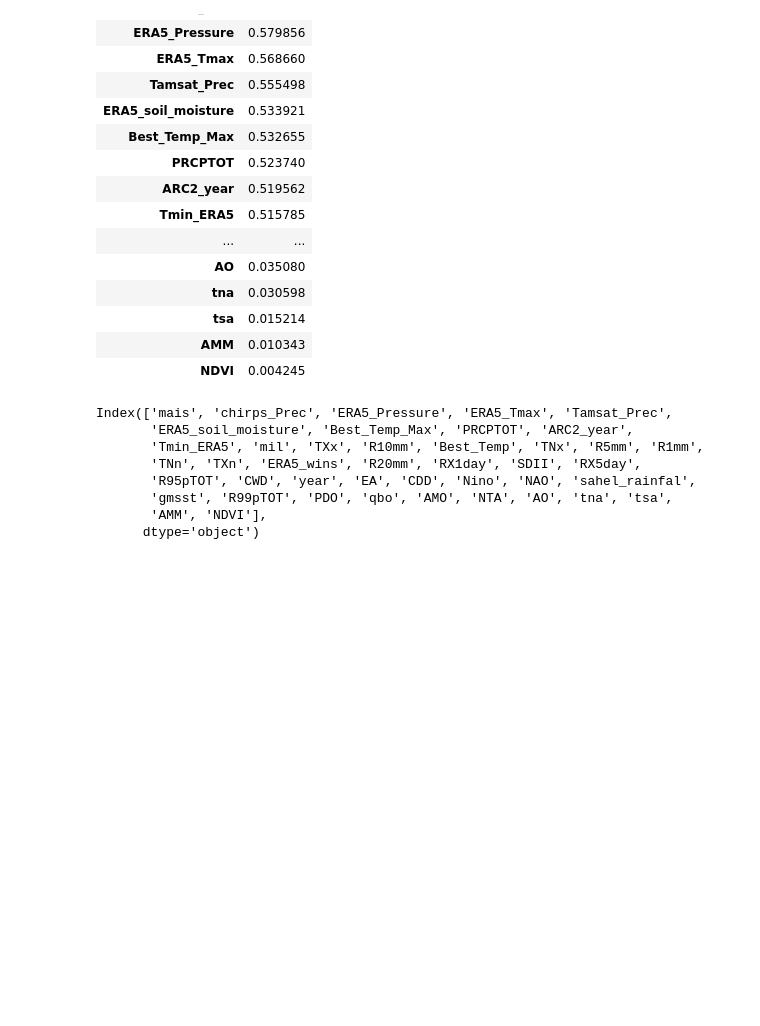
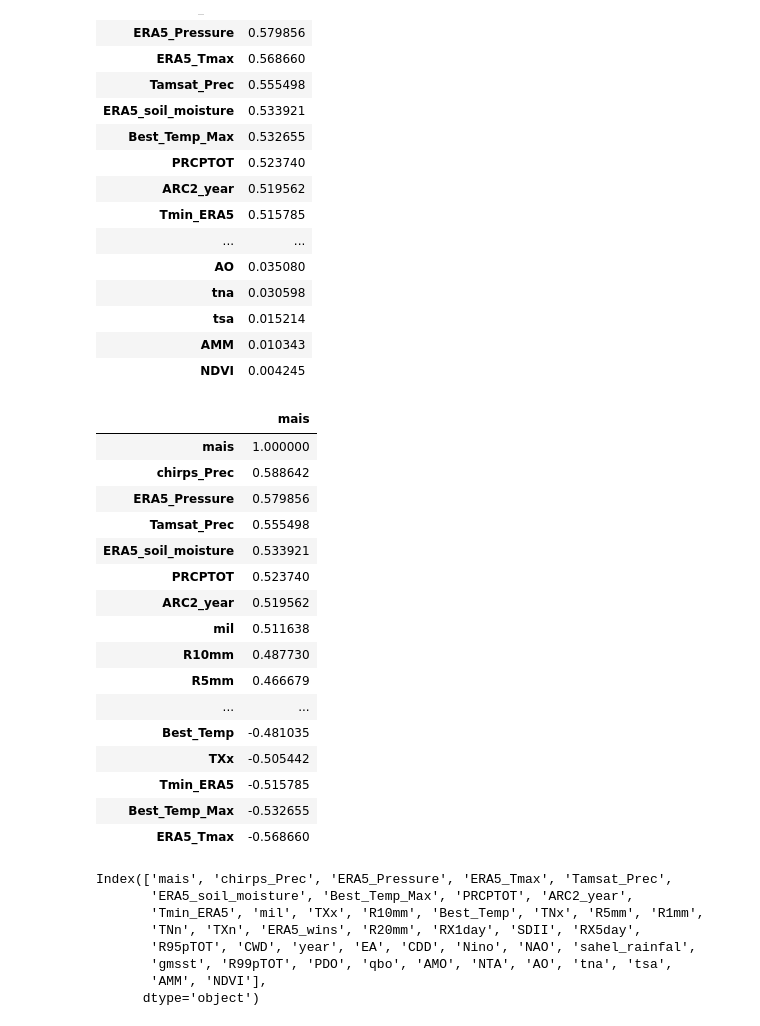
Before and after one commit to wamanagba/Crop_yield, a Jupyter notebook: python/dern/Correlation_mil_mais.ipynb, the cells around one changed output. Saved outputs shown, nothing was run; the diff lists cells and outputs as text; code cells hidden in the pictures; blank space fills up the shorter version.

```diff
--- a/python/dern/Correlation_mil_mais.ipynb
+++ b/python/dern/Correlation_mil_mais.ipynb
@@ -92,6 +92,29 @@ b
 | tsa | 0.015214 |
 | AMM | 0.010343 |
 | NDVI | 0.004245 |
+# %%
+dt=pd.concat([data[c0],d1,d2,d3,d4],axis=1)
+a=pd.DataFrame(pd.DataFrame(pd.DataFrame(dt.corr()))['mais'])
+b=pd.DataFrame(a.sort_values(by='mais',ascending=False))
+b
+# %% [output]
+|  | mais |
+| mais | 1.000000 |
+| chirps_Prec | 0.588642 |
+| ERA5_Pressure | 0.579856 |
+| Tamsat_Prec | 0.555498 |
+| ERA5_soil_moisture | 0.533921 |
+| PRCPTOT | 0.523740 |
+| ARC2_year | 0.519562 |
+| mil | 0.511638 |
+| R10mm | 0.487730 |
+| R5mm | 0.466679 |
+| ... | ... |
+| Best_Temp | -0.481035 |
+| TXx | -0.505442 |
+| Tmin_ERA5 | -0.515785 |
+| Best_Temp_Max | -0.532655 |
+| ERA5_Tmax | -0.568660 |
 # %%
 b.index
 # %% [output]
```
Also changed, not shown: 3 other files.
